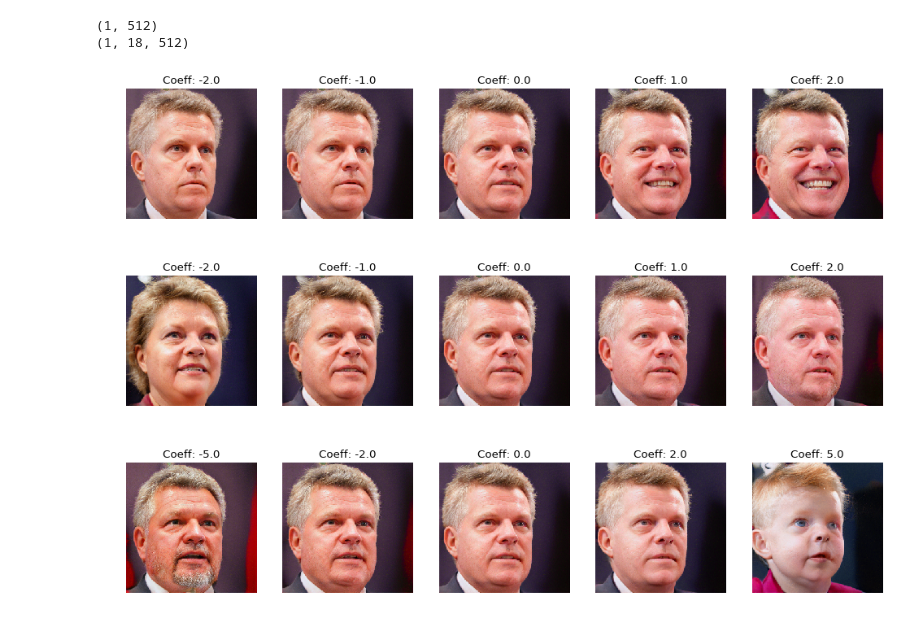
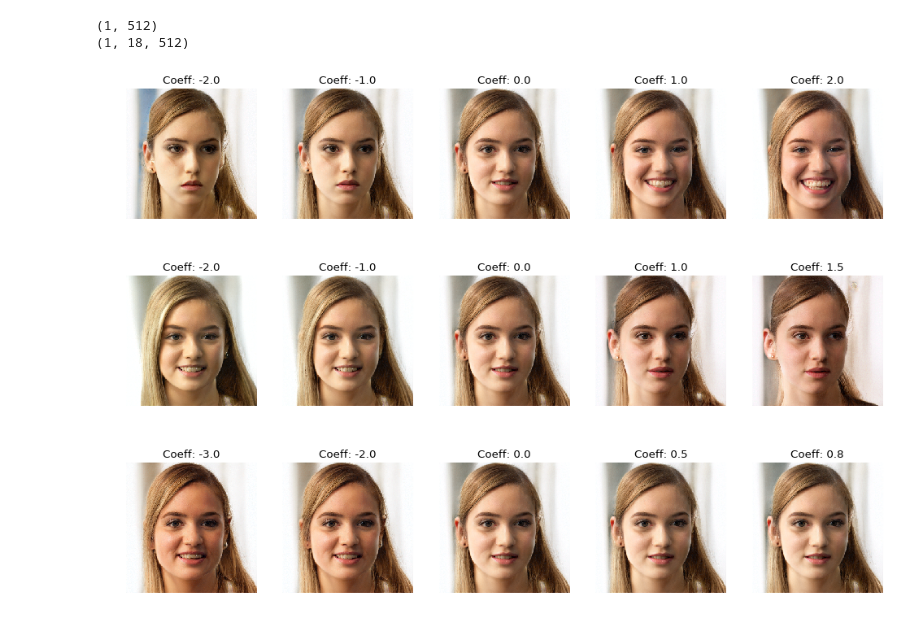
Before and after one commit to BademiChetan/stylegan-encoder, a Jupyter notebook: Play_with_latent_directions.ipynb, the cells around one changed output. Drawn from its saved outputs; the diff is of its cells as text; code cells hidden in the pictures.

```diff
--- a/Play_with_latent_directions.ipynb
+++ b/Play_with_latent_directions.ipynb
@@ -44,17 +44,17 @@ age_direction = np.load('ffhq_dataset/latent_directions/age.npy')
 # In general it's possible to find directions of almost any face attributes: position, hair style or color ...
 # Additional scripts for doing so will be realised soon
 # %%
-rnd = np.random.RandomState(143)
+rnd = np.random.RandomState(137)
 latents = rnd.randn(1, Gs_network.input_shape[1])
 print(latents.shape)
 dlatents = Gs_network.components.mapping.run(latents, None)
 print(dlatents.shape)
 move_and_show(dlatents, smile_direction, [-2, -1, 0, 1, 2])
-move_and_show(dlatents, gender_direction, [-2, -1, 0, 1, 2])
-move_and_show(dlatents, age_direction, [-5, -2, 0, 2, 5])
+move_and_show(dlatents, gender_direction, [-2, -1, 0, 1, 1.5])
+move_and_show(dlatents, age_direction, [-3, -2, 0, 0.5, 0.75])
 # %% [output]
 (1, 512)
 (1, 18, 512)
-[figure, old version]
+[figure, new version]
-[figure, old version]
+[figure, new version]
-[figure, old version]
+[figure, new version]
```
Also changed, not shown: 3 other files.
